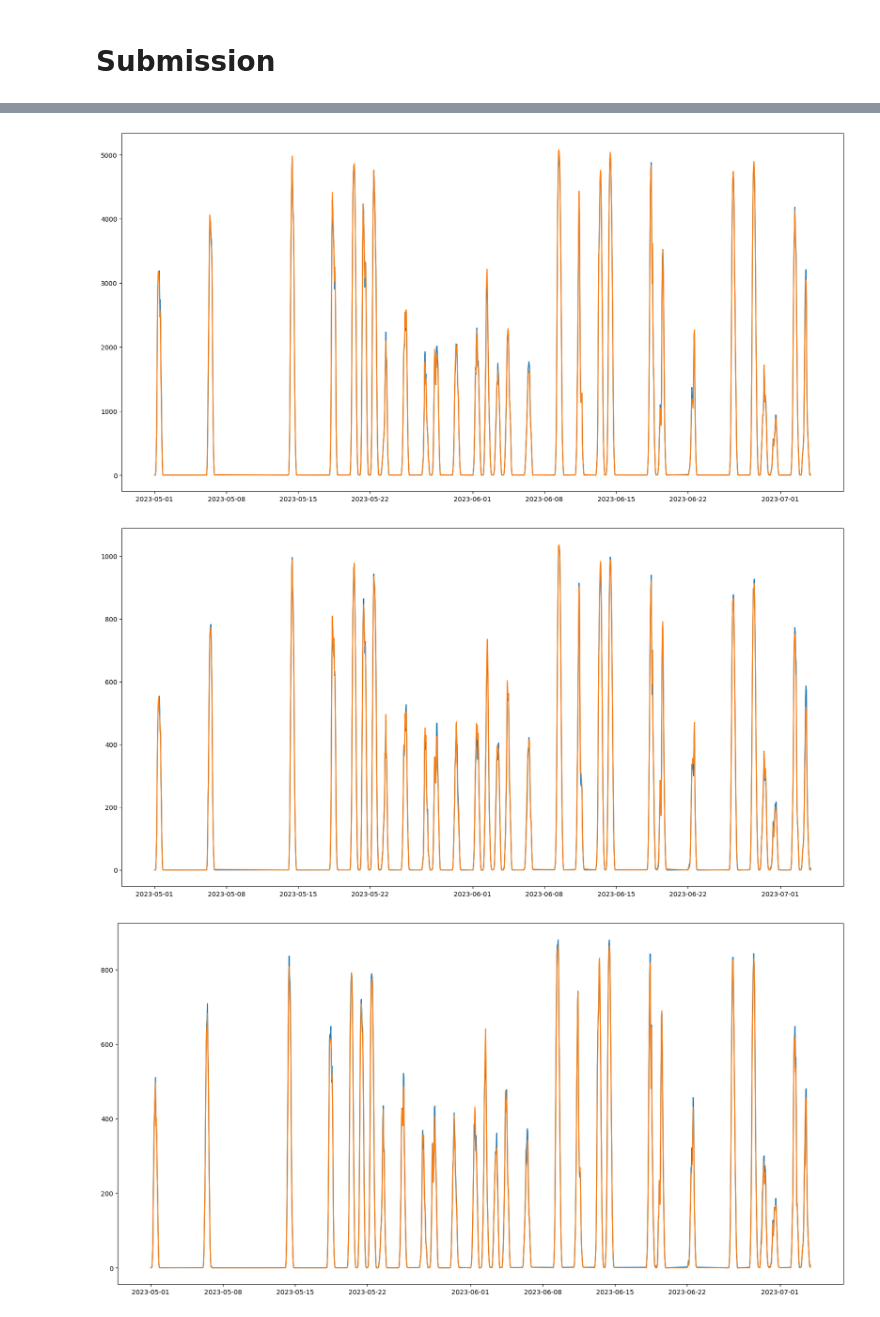
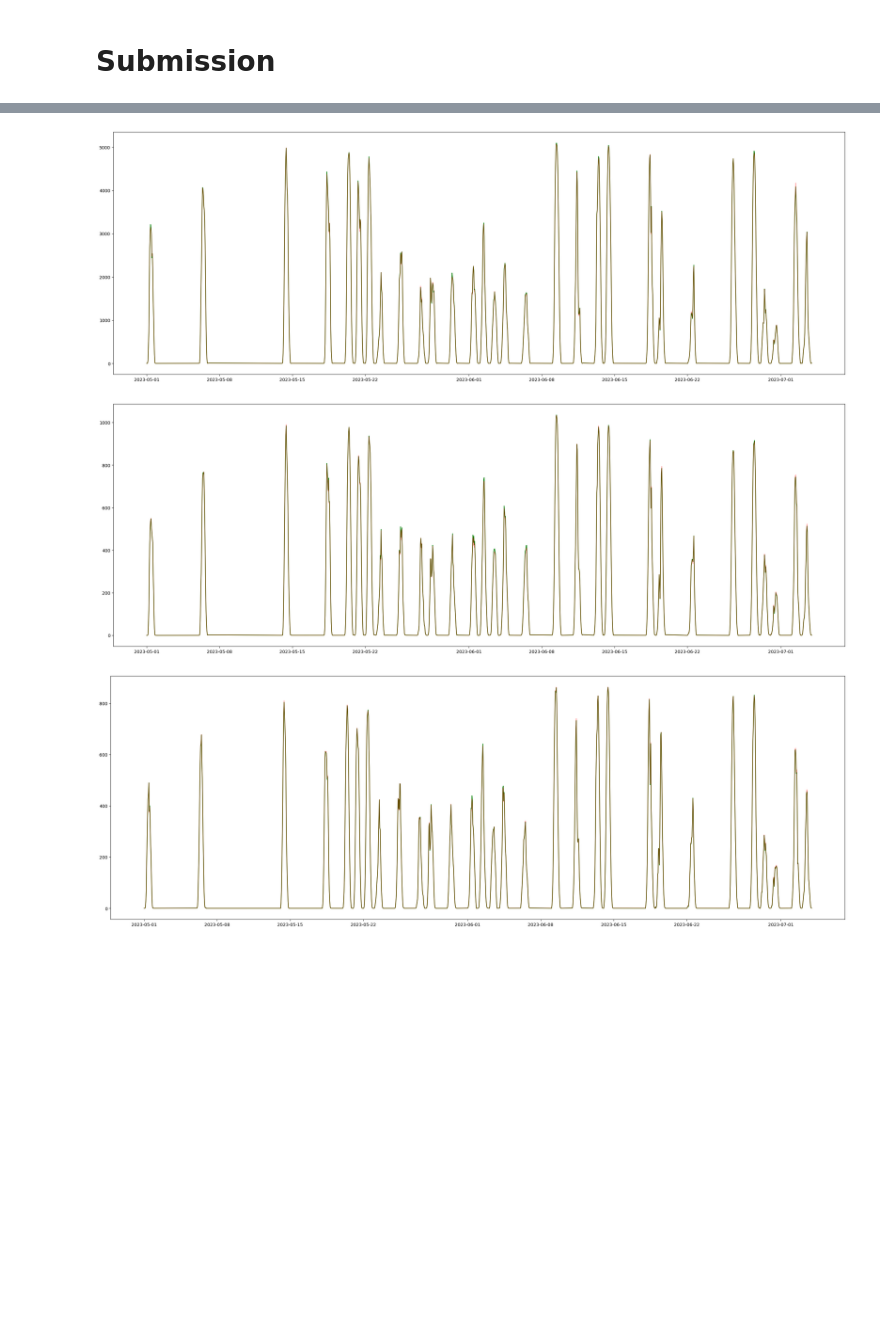
Before and after one commit to mathiasraa/tdt4173-forecasting, a Jupyter notebook: notebooks/modeling.ipynb, the cells around one changed output, grey strips where cells are left out. Saved outputs shown, nothing was run; the diff lists cells and outputs as text; code cells hidden in the pictures; blank space fills up the shorter version.

Commit message:
submission stuff and lightgbm

```diff
--- a/notebooks/modeling.ipynb
+++ b/notebooks/modeling.ipynb
@@ -1186,9 +1213,9 @@ TabularPredictor saved. To load, use: predictor = TabularPredictor.load("Autoglu
 # %%
 # Make predictions on the test dataset
 test_data_nolab = test.drop(columns=["pv_measurement"])
-y_pred_A = predictor_A.predict(test_data_nolab[test_data_nolab.location == "A"])
-y_pred_B = predictor_B.predict(test_data_nolab[test_data_nolab.location == "B"])
-y_pred_C = predictor_C.predict(test_data_nolab[test_data_nolab.location == "C"])
+y_pred_A = TabularPredictor.load("AutogluonModels/ag-20231027_111421").predict(test_data_nolab[test_data_nolab.location == "A"])
+y_pred_B = TabularPredictor.load("AutogluonModels/ag-20231027_112913").predict(test_data_nolab[test_data_nolab.location == "B"])
+y_pred_C = TabularPredictor.load("AutogluonModels/ag-20231027_114227").predict(test_data_nolab[test_data_nolab.location == "C"])
 # %%
 autogluon_result = pd.DataFrame(y_pred_A)
 autogluon_result["location"] = "A"
@@ -1198,7 +1225,7 @@ autogluon_result = pd.concat([autogluon_result, pd.DataFrame(y_pred_C)], axis=0)
 autogluon_result = autogluon_result.fillna("C")
 # %%
 best_submission = pd.read_csv(
-    "../data/results/2023-10-23 20:20:14.497423-submission.csv"
+    "../data/results/2023-10-27 15:00:30.168954-ensamble.csv"
 )
 best_submission["location"] = autogluon_result["location"].to_numpy()
 
@@ -1285,7 +1310,7 @@ lr.fit(
         {
             "h2o": best_h2o["prediction"].to_numpy()[lr_indices],
             "catboost": best_catboost["prediction"].to_numpy()[lr_indices],
-            "lightgbm": best_lightgbm["prediction"].to_numpy()[lr_indices],
+            # "lightgbm": best_lightgbm["prediction"].to_numpy()[lr_indices],
             "autogluon": autogluon_result["pv_measurement"].to_numpy()[lr_indices],
         }
     ),
@@ -1293,15 +1318,16 @@ lr.fit(
 )
 
 weights = lr.coef_
-weights = [0.4*0.5, 0.5, 0, 0.6*0.5]
+# weights = [0.4*0.5, 0.5, 0, 0.6*0.5]
 
 ensamble = (
     weights[0] * best_h2o["prediction"].to_numpy()
     + weights[1] * best_catboost["prediction"].to_numpy()
-    + weights[2] * best_lightgbm["prediction"].to_numpy()
-    + weights[3] * autogluon_result["pv_measurement"].to_numpy()
+    # + weights[2] * best_lightgbm["prediction"].to_numpy()
+    + weights[2] * autogluon_result["pv_measurement"].to_numpy()
 )
 ensamble = np.maximum(ensamble, 0)
 
-weights
+print(weights)
+print("Sum:", np.sum(weights))
 # %% [output]
@@ -1315,25 +1342,28 @@ MAE Ensamble:
 # %%
 for location in ("A", "B", "C"):
     plot_ensamble = data[(data.data_type == "test")].sort_values(["location", "date_forecast"]).reset_index(drop=True)
     plot_ensamble = plot_ensamble[plot_ensamble.location == location].index
     plot_ensamble = ensamble[plot_ensamble]
 
-    plt.figure(figsize=(20, 10))
+    plt.figure(figsize=(30, 10))
     plt.plot(
         data[(data.data_type == "test") & (data.location == location)].sort_values(
             ["date_forecast", "location"]
         )["date_forecast"],
         best_submission[best_submission.location == location]["prediction"],
         label="Best submission",
+        color="green"
     )
     plt.plot(
         data[(data.data_type == "test") & (data.location == location)].sort_values(
             ["date_forecast", "location"]
         )["date_forecast"],
         plot_ensamble,
         label="New Model",
+        alpha=0.4,
+        color="red"
     )
 # %% [output]
-[figure, old version]
+[figure, new version]
-[figure, old version]
+[figure, new version]
-[figure, old version]
+[figure, new version]
```
Also changed, not shown: parts of 14 cells of this notebook.
